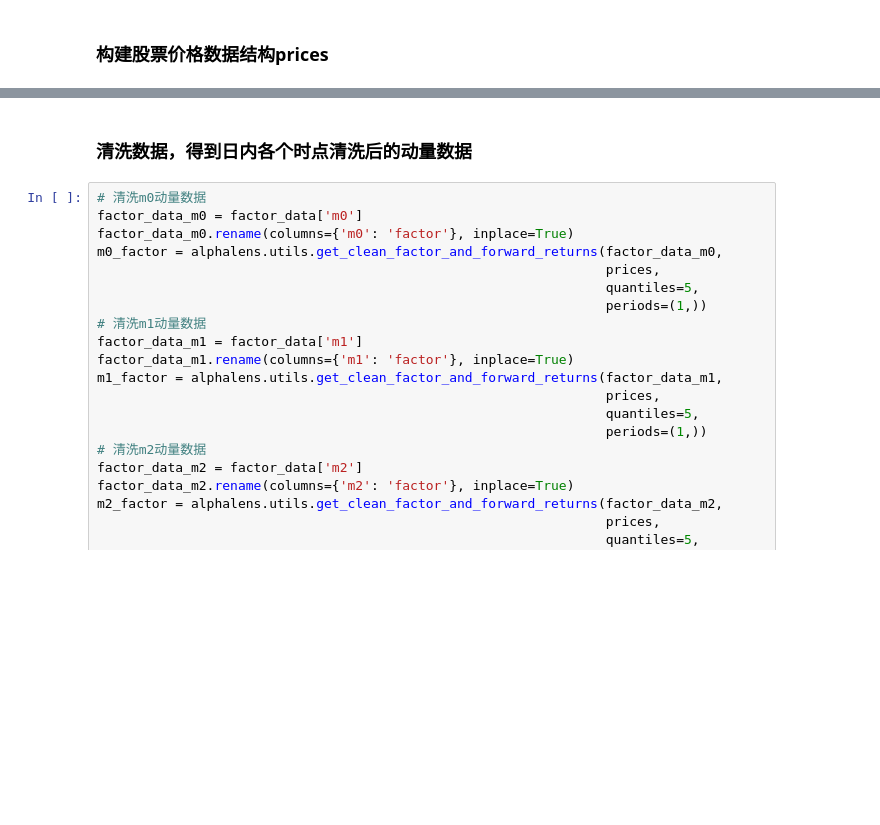
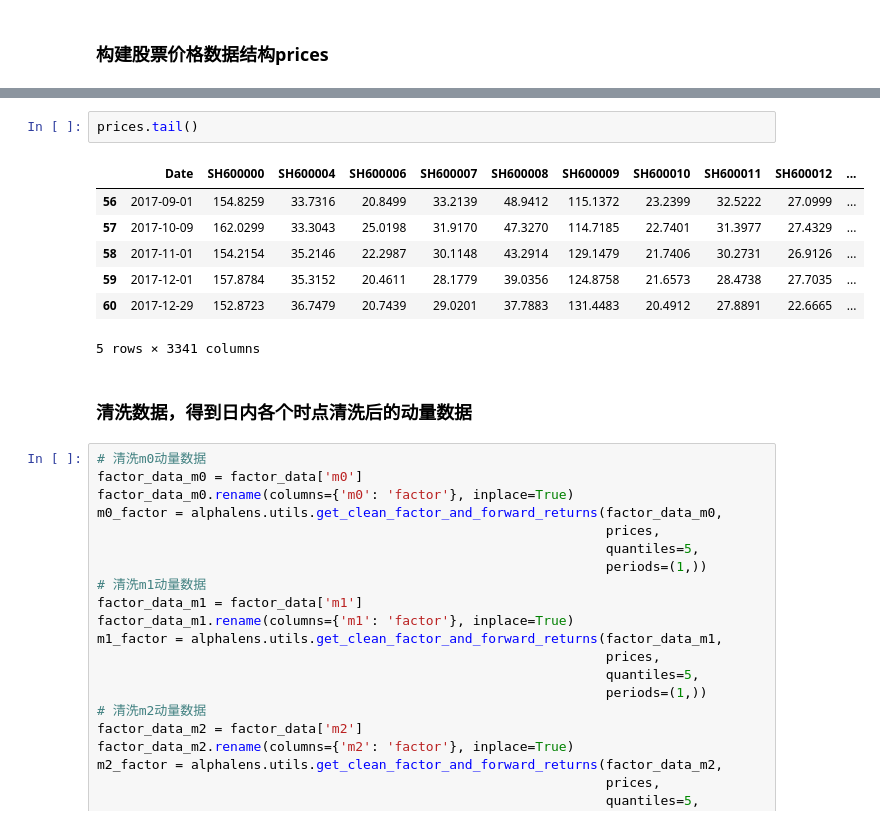
Before and after one commit to rafs/MultiFactor, a Jupyter notebook: src/factors/IntradayMomentum.ipynb, the cells around one changed output, grey strips where cells are left out. Drawn from its saved outputs; the diff is of its cells as text; blank space fills up the shorter version.

```diff
--- a/src/factors/IntradayMomentum.ipynb
+++ b/src/factors/IntradayMomentum.ipynb
@@ -308,6 +326,16 @@ prices.head()
 | 2013-04-01 | 69.4672 | 10.2258 | 9.9351 | 17.8884 | 26.0077 | 36.4124 | 14.7649 | 24.2418 | 7.0341 | 19.2948 | ... |
 | 2013-05-02 | 67.4647 | 10.1077 | 10.1088 | 16.4409 | 24.4878 | 34.0887 | 13.8790 | 22.6091 | 7.0341 | 19.3506 | ... |
 5 rows × 3340 columns
+# %%
+prices.tail()
+# %% [output]
+|  | Date | SH600000 | SH600004 | SH600006 | SH600007 | SH600008 | SH600009 | SH600010 | SH600011 | SH600012 | ... |
+| 56 | 2017-09-01 | 154.8259 | 33.7316 | 20.8499 | 33.2139 | 48.9412 | 115.1372 | 23.2399 | 32.5222 | 27.0999 | ... |
+| 57 | 2017-10-09 | 162.0299 | 33.3043 | 25.0198 | 31.9170 | 47.3270 | 114.7185 | 22.7401 | 31.3977 | 27.4329 | ... |
+| 58 | 2017-11-01 | 154.2154 | 35.2146 | 22.2987 | 30.1148 | 43.2914 | 129.1479 | 21.7406 | 30.2731 | 26.9126 | ... |
+| 59 | 2017-12-01 | 157.8784 | 35.3152 | 20.4611 | 28.1779 | 39.0356 | 124.8758 | 21.6573 | 28.4738 | 27.7035 | ... |
+| 60 | 2017-12-29 | 152.8723 | 36.7479 | 20.7439 | 29.0201 | 37.7883 | 131.4483 | 20.4912 | 27.8891 | 22.6665 | ... |
+5 rows × 3341 columns
 # %% [markdown]
 ### 清洗数据，得到日内各个时点清洗后的动量数据
 # %%
```
Also changed, not shown: parts of 8 cells of this notebook, 1 other file.
